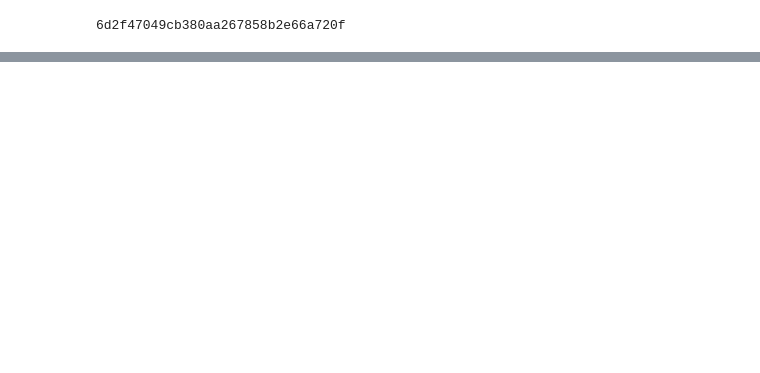
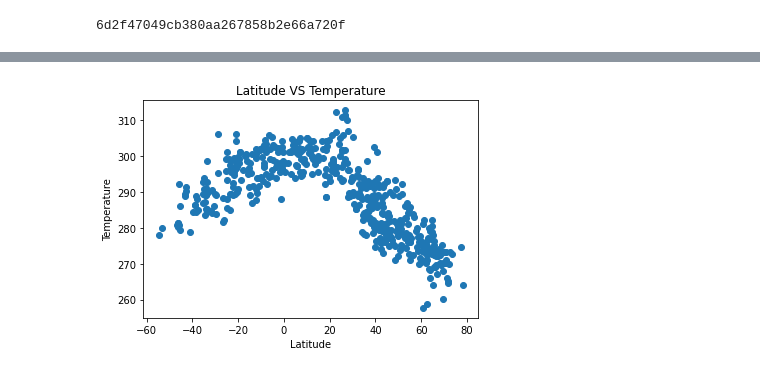
Before and after one commit to ashley-aguayo/API-challenge, a Jupyter notebook: WeatherPy.ipynb/WeatherPy.ipynb, the cells around one changed output, grey strips where cells are left out. Cells and saved outputs as stored; diff of their text form; code cells hidden in the pictures; blank space fills up the shorter version.

```diff
--- a/WeatherPy.ipynb/WeatherPy.ipynb
+++ b/WeatherPy.ipynb/WeatherPy.ipynb
@@ -144,3 +154,5 @@ cities_removed
 # %%
 # Make a new DataFrame equal to the city data to drop all humidity outliers by index.
 # Passing "inplace=False" will make a copy of the city_data DataFrame, which we call "clean_city_data".
+clean_city_data = pd.DataFrame(cities_removed)
+clean_city_data.head()
@@ -175,0 +170,11 @@ cities_removed
+# %%
+#Latitude vs. Temperature Plot
+x_value = clean_city_data['LAT']
+y_value = clean_city_data['Temp']
+plt.scatter(x_value,y_value)
+plt.title('Latitude VS Temperature')
+plt.xlabel('Latitude')
+plt.ylabel('Temperature')
+plt.show()
+# %% [output]
+[figure, added]
```
Also changed, not shown: parts of 30 cells of this notebook, 1 other file.
